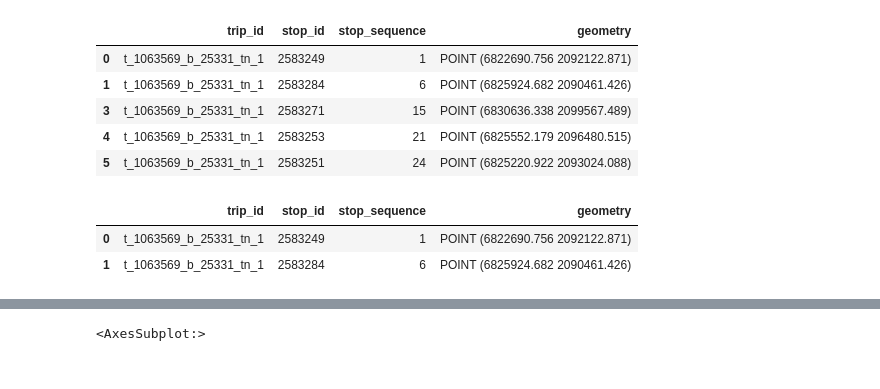
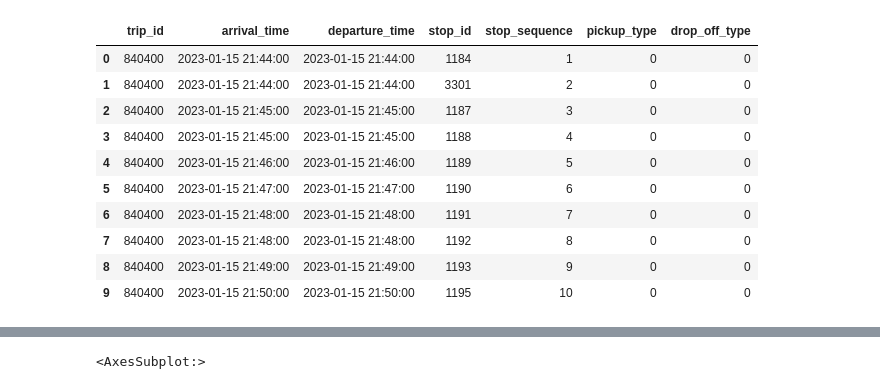
Before and after one commit to SACOG/GTFS-tools, a Jupyter notebook: gtfs-link-speeds/testing-linkspeed-fxns.ipynb, the cells around one changed output, grey strips where cells are left out. Drawn from its saved outputs; the diff is of its cells as text; code cells hidden in the pictures.

```diff
--- a/gtfs-link-speeds/testing-linkspeed-fxns.ipynb
+++ b/gtfs-link-speeds/testing-linkspeed-fxns.ipynb
@@ -4,18 +4,22 @@ import os
 import pandas as pd
 import geopandas as gpd
 
+pd.options.mode.chained_assignment = None
+
 import shapely
 from shapely.geometry import LineString
 
 from gtfs_data import GTFSData
 
-data_dir = r'Q:\SACSIM23\Network\TransitNetwork\GTFS\Auburn'
+data_dir = r'Q:\SACSIM23\Network\TransitNetwork\GTFS\SRTD'
 os.chdir(data_dir)
 
 gtfs = GTFSData(gtfs_dir=data_dir, data_year=2020)
 
 
 # update strings to date time format
+gtfs.df_stoptimes = gtfs.df_stoptimes.loc[gtfs.df_stoptimes['arrival_time'] < '24:00:00']
+gtfs.df_stoptimes = gtfs.df_stoptimes.loc[gtfs.df_stoptimes['departure_time'] < '24:00:00']
 gtfs.df_stoptimes[gtfs.f_depart_time] = pd.to_datetime(gtfs.df_stoptimes[gtfs.f_depart_time])
 gtfs.df_stoptimes[gtfs.f_arrive_time] = pd.to_datetime(gtfs.df_stoptimes[gtfs.f_arrive_time])
 
@@ -33,3 +28,17 @@ gtfs.df_stoptimes.head()
+# %%
+gtfs.df_stoptimes.loc[gtfs.df_stoptimes['trip_id'] == 840400].head(10)
+# %% [output]
+|  | trip_id | arrival_time | departure_time | stop_id | stop_sequence | pickup_type | drop_off_type |
+| 0 | 840400 | 2023-01-15 21:44:00 | 2023-01-15 21:44:00 | 1184 | 1 | 0 | 0 |
+| 1 | 840400 | 2023-01-15 21:44:00 | 2023-01-15 21:44:00 | 3301 | 2 | 0 | 0 |
+| 2 | 840400 | 2023-01-15 21:45:00 | 2023-01-15 21:45:00 | 1187 | 3 | 0 | 0 |
+| 3 | 840400 | 2023-01-15 21:45:00 | 2023-01-15 21:45:00 | 1188 | 4 | 0 | 0 |
+| 4 | 840400 | 2023-01-15 21:46:00 | 2023-01-15 21:46:00 | 1189 | 5 | 0 | 0 |
+| 5 | 840400 | 2023-01-15 21:47:00 | 2023-01-15 21:47:00 | 1190 | 6 | 0 | 0 |
+| 6 | 840400 | 2023-01-15 21:48:00 | 2023-01-15 21:48:00 | 1191 | 7 | 0 | 0 |
+| 7 | 840400 | 2023-01-15 21:48:00 | 2023-01-15 21:48:00 | 1192 | 8 | 0 | 0 |
+| 8 | 840400 | 2023-01-15 21:49:00 | 2023-01-15 21:49:00 | 1193 | 9 | 0 | 0 |
+| 9 | 840400 | 2023-01-15 21:50:00 | 2023-01-15 21:50:00 | 1195 | 10 | 0 | 0 |
 # %%
 # for a single trip, get geometry of its trip line shape and geom of stops made on that trip
 
@@ -47,16 +57,0 @@ gdf_test_stops = gpd.GeoDataFrame(gdf_test_stops, geometry='geometry') # need th
-# %%
-gdf_test_stops.head()
-# %% [output]
-|  | trip_id | stop_id | stop_sequence | geometry |
-| 0 | t_1063569_b_25331_tn_1 | 2583249 | 1 | POINT (6822690.756 2092122.871) |
-| 1 | t_1063569_b_25331_tn_1 | 2583284 | 6 | POINT (6825924.682 2090461.426) |
-| 3 | t_1063569_b_25331_tn_1 | 2583271 | 15 | POINT (6830636.338 2099567.489) |
-| 4 | t_1063569_b_25331_tn_1 | 2583253 | 21 | POINT (6825552.179 2096480.515) |
-| 5 | t_1063569_b_25331_tn_1 | 2583251 | 24 | POINT (6825220.922 2093024.088) |
-# %%
-
-first_pair
-# %% [output]
-|  | trip_id | stop_id | stop_sequence | geometry |
-| 0 | t_1063569_b_25331_tn_1 | 2583249 | 1 | POINT (6822690.756 2092122.871) |
-| 1 | t_1063569_b_25331_tn_1 | 2583284 | 6 | POINT (6825924.682 2090461.426) |
```
Also changed, not shown: parts of 11 cells of this notebook.
